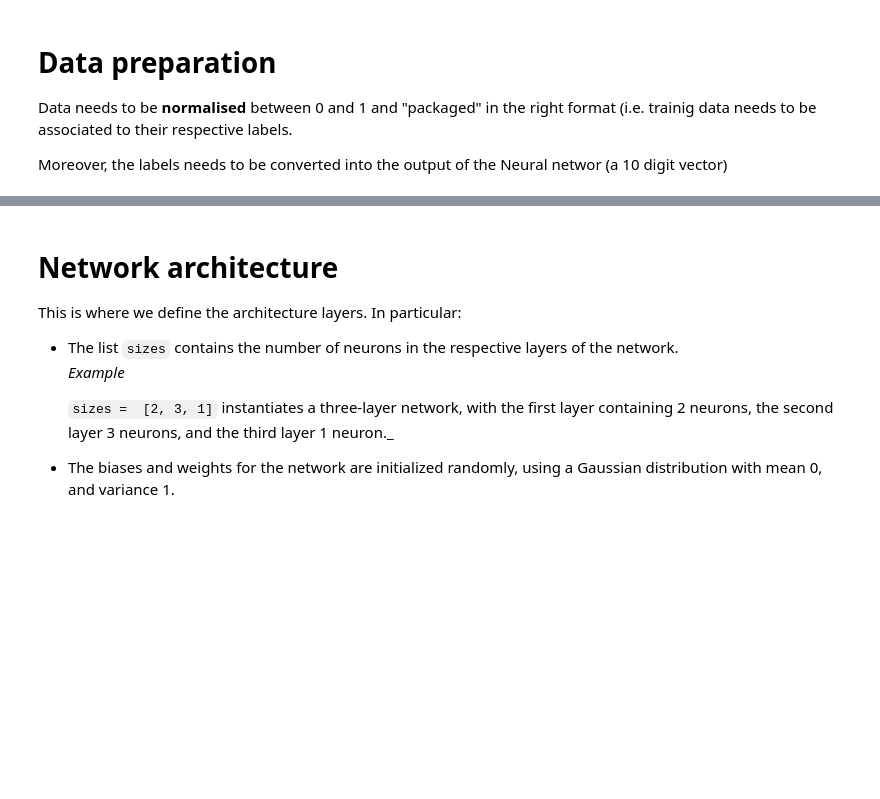
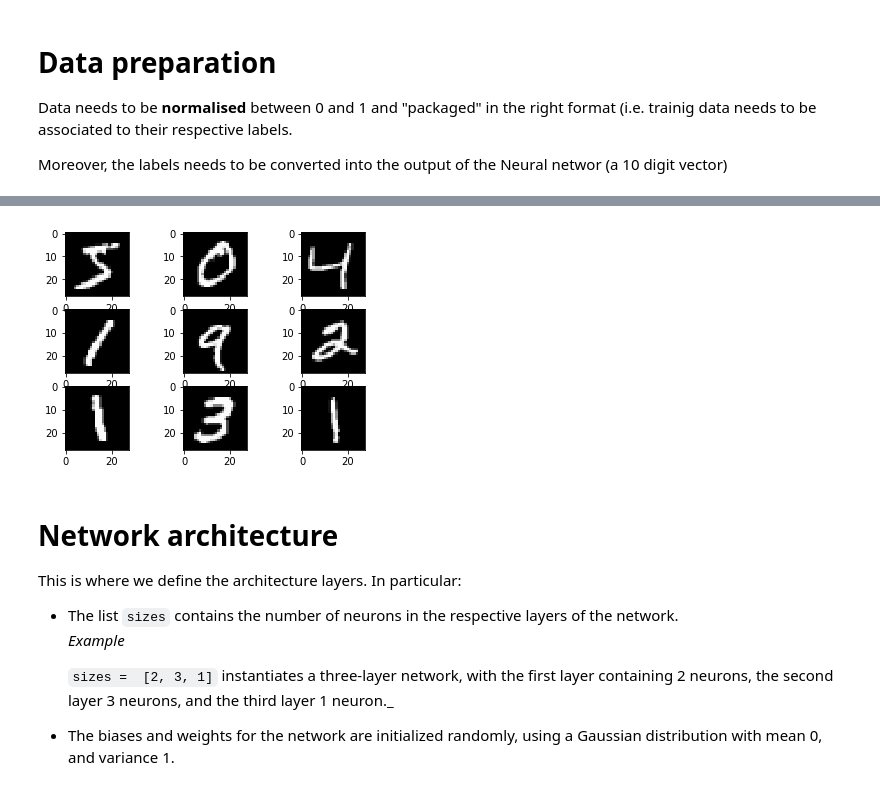
Before and after one commit to lmarches/neural-networks-and-deep-learning, a Jupyter notebook: src/network-with-cross-entropy.ipynb, the cells around one changed output, grey strips where cells are left out. Cells and saved outputs as stored; diff of their text form; code cells hidden in the pictures; blank space fills up the shorter version.

```diff
--- a/src/network-with-cross-entropy.ipynb
+++ b/src/network-with-cross-entropy.ipynb
@@ -105,10 +119,13 @@ test_data_keras = zip(test_inputs,y_test)
 # %%
 from matplotlib import pyplot
 
-for i in range(1):
+# visualize samples from MNIST
+for i in range(9):
 	pyplot.subplot(330 + 1 + i)
 	pyplot.imshow(x_train[i], cmap=pyplot.get_cmap('gray'))
 pyplot.show()
+# %% [output]
+[figure, added]
 # %% [markdown]
 # Network architecture
 
```
Also changed, not shown: parts of 23 cells of this notebook.
